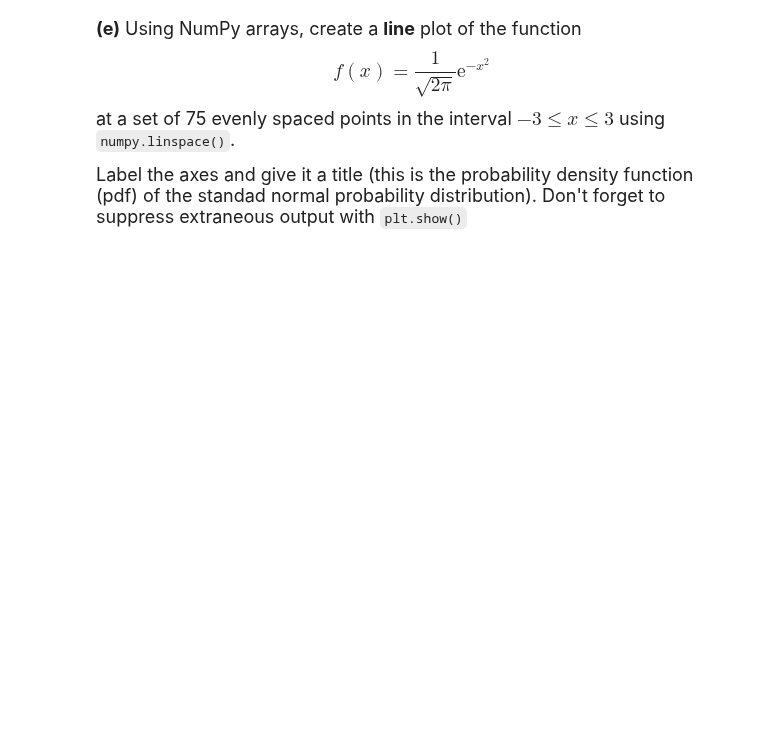
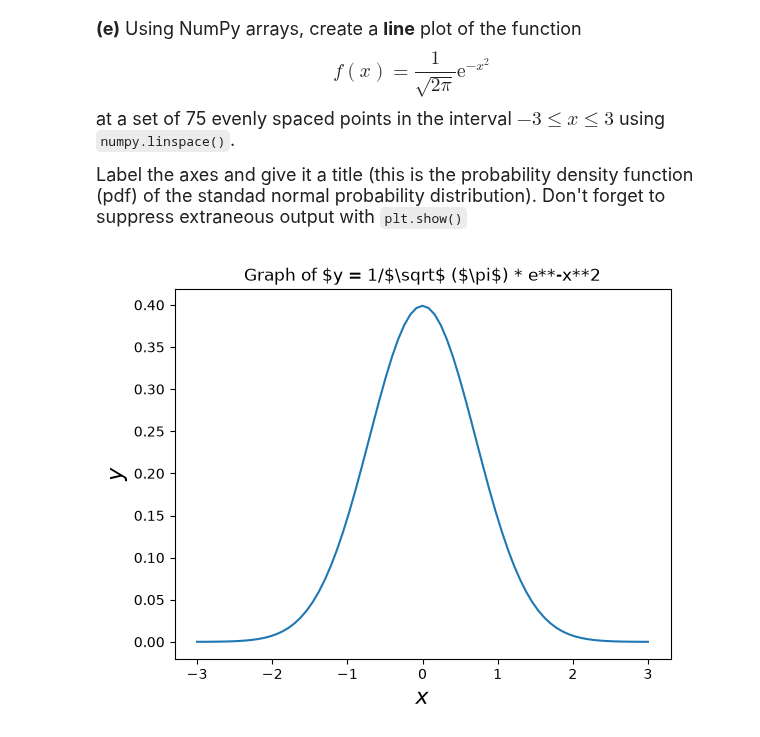
Before and after one commit to AdelaideJae/datasci151fall2026, a Jupyter notebook: _assignments/assignment_3/Assignment3.ipynb, the cells around one changed output. Drawn from its saved outputs; the diff is of its cells as text; code cells hidden in the pictures; blank space fills up the shorter version.

```diff
--- a/_assignments/assignment_3/Assignment3.ipynb
+++ b/_assignments/assignment_3/Assignment3.ipynb
@@ -145,4 +177,15 @@ at a set of 75 evenly spaced points in the interval $-3 \leq x \leq 3$ using `nu
 
 Label the axes and give it a title (this is the probability density function (pdf) of the standad normal probability distribution). Don't forget to suppress extraneous output with `plt.show()`
 # %%
-# your code here
+x = np.linspace(-3, 3, num=75)
+y = ((1/np.sqrt(2*np.pi)*np.exp(1)**(-x**2)))
+y
+
+import matplotlib.pyplot as plt
+plt.plot(x, y)
+plt.xlabel("$x$", fontsize = 16)
+plt.ylabel("$y$", fontsize = 16)
+plt.title("Graph of $y = 1/$\sqrt$ ($\pi$) * e**-x**2", fontsize = 12)
+plt.show()
+# %% [output]
+[figure, added]
```
Also changed, not shown: parts of 5 cells of this notebook, 2 other files.
